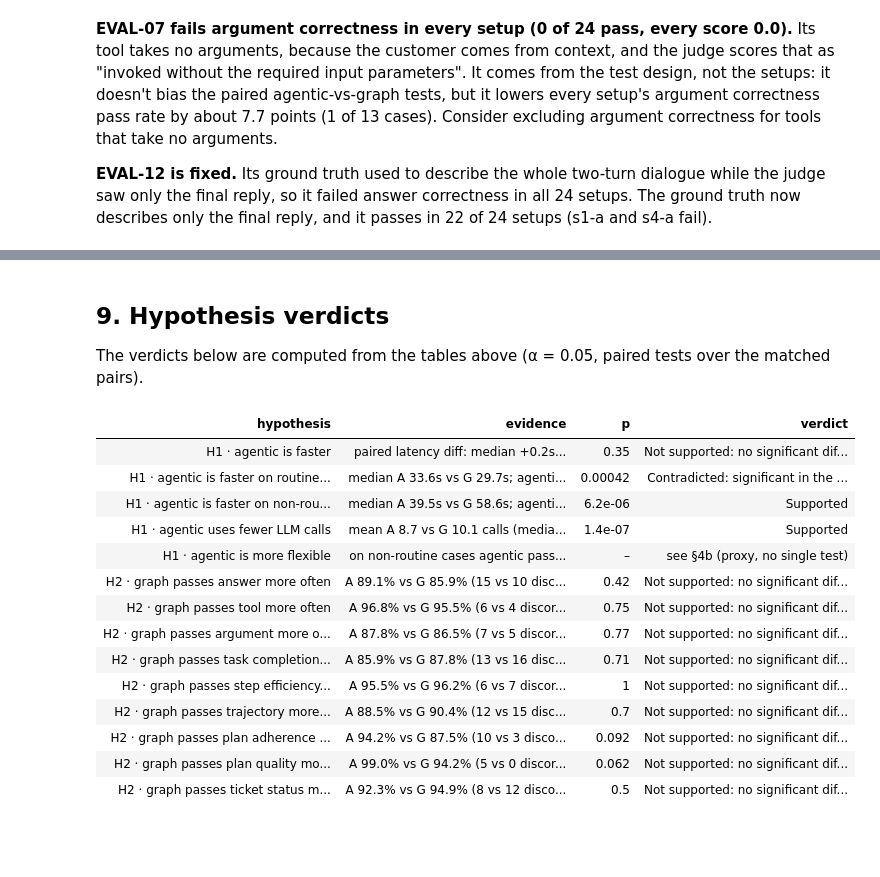
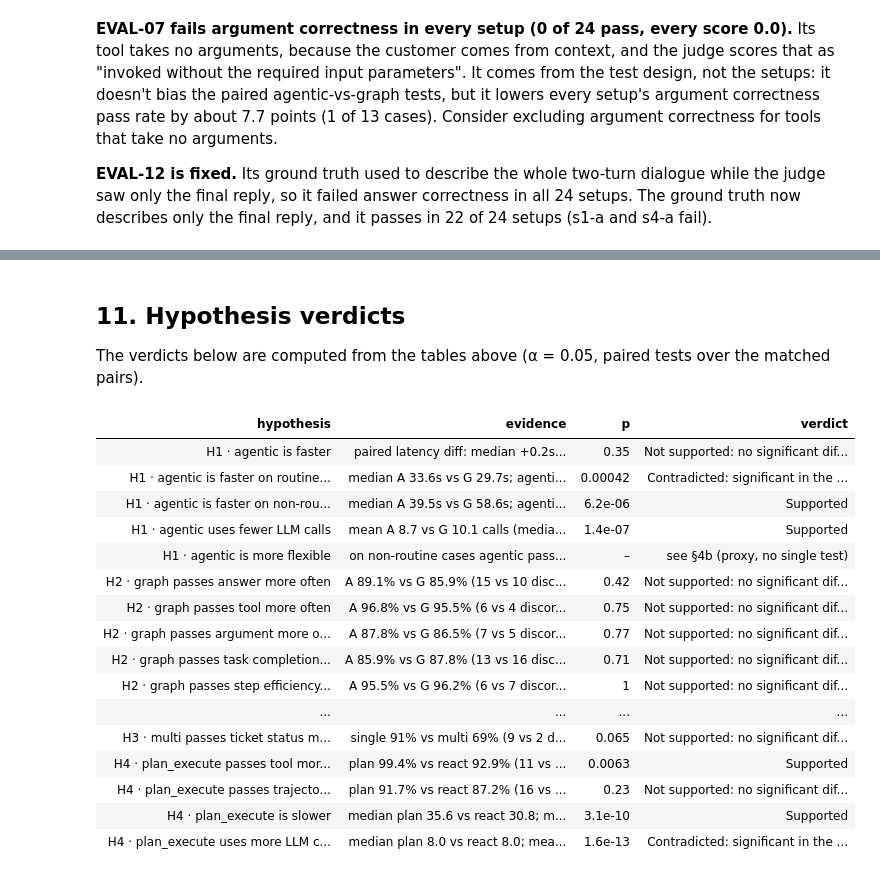
Before and after one commit to RicePuddn/GenAIProject, a Jupyter notebook: results/deepeval/architecture_analysis.ipynb, the cells around one changed output, grey strips where cells are left out. Drawn from its saved outputs; the diff is of its cells as text; code cells hidden in the pictures; blank space fills up the shorter version.

```diff
--- a/results/deepeval/architecture_analysis.ipynb
+++ b/results/deepeval/architecture_analysis.ipynb
@@ -71,6 +73,9 @@ MULTI_STRAT = {"a": "react / react", "b": "plan / plan", "c": "react / plan", "d
 df["strategy"] = np.where(df["agents"] == "single", df["variant"].map(SINGLE_STRAT), df["variant"].map(MULTI_STRAT))
 # The "thinking mode" of whoever makes the tool calls (the agent, or the specialists in multi-agent setups)
 df["worker_strategy"] = df["variant"].map({"a": "react", "b": "plan_execute", "c": "plan_execute", "d": "react"})
+# The supervisor's thinking mode in multi-agent setups ("none" for single agents, which have no supervisor)
+df["supervisor"] = np.where(df["agents"] == "single", "none",
+                            df["variant"].map({"a": "react", "b": "plan_execute", "c": "react", "d": "plan_execute"}))
 
 # Matched pair across control style: same agent count, policy and variant (S1-a <-> S5-a, ...)
 df["pair_id"] = df["agents"] + "-" + df["policy"] + "-" + df["variant"]
@@ -690,0 +945,15 @@ fig.savefig(FIG_DIR / "h2_pass_rates.png");
+# %%
+# Which role's thinking mode matters more in a team? Same table, holding the other role fixed
+multi_df = df[df.agents == "multi"]
+role = pd.concat({
+    "specialists plan (supervisor fixed)": compare_pairs(multi_df, H4_IDX, "worker_strategy", "plan_execute", "react", CORE)
+        .set_index("metric")[["plan_execute pass", "react pass", "McNemar p"]].set_axis(["plan pass", "react pass", "McNemar p"], axis=1),
+    "supervisor plans (specialists fixed)": compare_pairs(multi_df, ["family", "worker_strategy", "case_id"], "supervisor",
+                                                          "plan_execute", "react", CORE)
+        .set_index("metric")[["plan_execute pass", "react pass", "McNemar p"]].set_axis(["plan pass", "react pass", "McNemar p"], axis=1),
+}, axis=1)
+for r in role.columns.levels[0]:
+    role[(r, "plan − react")] = role[(r, "plan pass")] - role[(r, "react pass")]
+role = role.sort_index(axis=1, level=0, sort_remaining=False)
+role.style.format("{:.0%}").format("{:+.0%}", subset=pd.IndexSlice[:, pd.IndexSlice[:, "plan − react"]]) \
+    .format("{:.2g}", subset=pd.IndexSlice[:, pd.IndexSlice[:, "McNemar p"]])
@@ -1107,7 +1391,7 @@ s6-b  EVAL-13  ans=0.0  The actual output does not state that order ORD-2026-001
 s7-a  EVAL-09  ans=0.1  The response acknowledges the return but adds unsupported details (forwarding to refunds team) and fails to follow the expected phrasing: it does not state the SGD 20 amount, d ...
 s8-c  EVAL-13  ans=0.1  The actual output fails to confirm the cancellation of order ORD‑2026‑00109 and does not state the pending SGD 28 refund as required by the expected output. Instead, it adds un ...
 # %% [markdown]
-## 9. Hypothesis verdicts
+## 11. Hypothesis verdicts
 
 The verdicts below are computed from the tables above (α = 0.05, paired tests over the matched pairs).
 # %%
@@ -1138,35 +1422,77 @@ rows = [
      "p": nr["Wilcoxon p"], "verdict": verdict(nr["agentic median s"] < nr["graph median s"], nr["Wilcoxon p"])},
     {"hypothesis": "H1 · agentic uses fewer LLM calls",
      "evidence": f"mean A {calls_row['agentic mean']:.1f} vs G {calls_row['graph mean']:.1f} calls (median diff {calls_row['median diff (A−G)']:+.0f})",
      "p": calls_row["Wilcoxon p"], "verdict": verdict(calls_row["mean diff (A−G)"] < 0, calls_row["Wilcoxon p"])},
     {"hypothesis": "H1 · agentic is more flexible",
      "evidence": f"on non-routine cases agentic passes more often on {(nr_diff > 0).sum()} of {nr_diff.notna().sum()} metrics "
                  f"(range {nr_diff.min():+.0%} to {nr_diff.max():+.0%}); distinct tool paths/case A {paths['agentic']:.1f} vs G {paths['graph']:.1f}",
      "p": np.nan, "verdict": "see §4b (proxy, no single test)"},
 ]
 for _, r in h2.iterrows():
     rows.append({"hypothesis": f"H2 · graph passes {r['metric']} more often",
                  "evidence": f"A {r['agentic pass']:.1%} vs G {r['graph pass']:.1%} "
                              f"({r['only agentic passes']} vs {r['only graph passes']} discordant, {r['pairs']} pairs)",
                  "p": r["McNemar p"],
                  "verdict": verdict(r["graph pass"] > r["agentic pass"], r["McNemar p"],
                                     tie=np.isclose(r["graph pass"], r["agentic pass"]))})
+def cost_row(t, name):
+    return t.set_index("measure").loc[name]
+
+# H3
+r_lat, r_calls, r_tok = (cost_row(h3_cost, n) for n in ["latency (s)", "LLM calls", "tokens"])
+worse = h3_routine[(h3_routine["McNemar p"] < ALPHA) & (h3_routine["multi pass"] > h3_routine["single pass"])]
+gap = (h3_routine["single pass"] - h3_routine["multi pass"])
+rows.append({"hypothesis": "H3 · single is as accurate as multi on routine lookups",
+             "evidence": f"single significantly worse on {len(worse)} of {len(h3_routine)} metrics; "
+                         f"single − multi ranges {gap.min():+.0%} to {gap.max():+.0%}",
+             "p": h3_routine["McNemar p"].min(),
+             "verdict": "Supported: no metric significantly worse" if worse.empty else "Contradicted: " + ", ".join(worse.metric)})
+for r, what in [(r_lat, "faster"), (r_calls, "uses fewer LLM calls"), (r_tok, "uses fewer tokens")]:
+    rows.append({"hypothesis": f"H3 · single {what}",
+                 "evidence": f"median single {r['single median']:.1f} vs multi {r['multi median']:.1f}; "
+                             f"single lower in {r['single lower in %']:.0f}% of pairs",
+                 "p": r["Wilcoxon p"], "verdict": verdict(r["mean diff"] < 0, r["Wilcoxon p"])})
+for _, r in h3_complex.iterrows():
+    if r["metric"] in ("answer", "task completion", "trajectory", "ticket status"):
+        rows.append({"hypothesis": f"H3 · multi passes {r['metric']} more often on multi-step cases",
+                     "evidence": f"single {r['single pass']:.0%} vs multi {r['multi pass']:.0%} "
+                                 f"({r['only single passes']} vs {r['only multi passes']} discordant, {r['pairs']} pairs)",
+                     "p": r["McNemar p"],
+                     "verdict": verdict(r["multi pass"] > r["single pass"], r["McNemar p"],
+                                        tie=np.isclose(r["multi pass"], r["single pass"]))})
+# H4
+for _, r in h4.iterrows():
+    if r["metric"] in ("tool", "trajectory"):
+        rows.append({"hypothesis": f"H4 · plan_execute passes {r['metric']} more often",
+                     "evidence": f"plan {r['plan_execute pass']:.1%} vs react {r['react pass']:.1%} "
+                                 f"({r['only plan_execute passes']} vs {r['only react passes']} discordant, {r['pairs']} pairs)",
+                     "p": r["McNemar p"],
+                     "verdict": verdict(r["plan_execute pass"] > r["react pass"], r["McNemar p"],
+                                        tie=np.isclose(r["plan_execute pass"], r["react pass"]))})
+for name, what in [("latency (s)", "is slower"), ("LLM calls", "uses more LLM calls")]:
+    r = cost_row(h4_cost, name)
+    rows.append({"hypothesis": f"H4 · plan_execute {what}",
+                 "evidence": f"median plan {r['plan_execute median']:.1f} vs react {r['react median']:.1f}; mean diff {r['mean diff']:+.1f}",
+                 "p": r["Wilcoxon p"], "verdict": verdict(r["mean diff"] > 0, r["Wilcoxon p"])})
+
 v = pd.DataFrame(rows)
 v.style.format({"p": "{:.2g}"}, na_rep="–").hide(axis="index").set_properties(**{"text-align": "left"})
 # %% [output]
 | hypothesis | evidence | p | verdict |
 | H1 · agentic is faster | paired latency diff: median +0.2s... | 0.35 | Not supported: no significant dif... |
 | H1 · agentic is faster on routine... | median A 33.6s vs G 29.7s; agenti... | 0.00042 | Contradicted: significant in the ... |
 | H1 · agentic is faster on non-rou... | median A 39.5s vs G 58.6s; agenti... | 6.2e-06 | Supported |
 | H1 · agentic uses fewer LLM calls | mean A 8.7 vs G 10.1 calls (media... | 1.4e-07 | Supported |
 | H1 · agentic is more flexible | on non-routine cases agentic pass... | – | see §4b (proxy, no single test) |
 | H2 · graph passes answer more often | A 89.1% vs G 85.9% (15 vs 10 disc... | 0.42 | Not supported: no significant dif... |
 | H2 · graph passes tool more often | A 96.8% vs G 95.5% (6 vs 4 discor... | 0.75 | Not supported: no significant dif... |
 | H2 · graph passes argument more o... | A 87.8% vs G 86.5% (7 vs 5 discor... | 0.77 | Not supported: no significant dif... |
 | H2 · graph passes task completion... | A 85.9% vs G 87.8% (13 vs 16 disc... | 0.71 | Not supported: no significant dif... |
 | H2 · graph passes step efficiency... | A 95.5% vs G 96.2% (6 vs 7 discor... | 1 | Not supported: no significant dif... |
-| H2 · graph passes trajectory more... | A 88.5% vs G 90.4% (12 vs 15 disc... | 0.7 | Not supported: no significant dif... |
-| H2 · graph passes plan adherence ... | A 94.2% vs G 87.5% (10 vs 3 disco... | 0.092 | Not supported: no significant dif... |
-| H2 · graph passes plan quality mo... | A 99.0% vs G 94.2% (5 vs 0 discor... | 0.062 | Not supported: no significant dif... |
-| H2 · graph passes ticket status m... | A 92.3% vs G 94.9% (8 vs 12 disco... | 0.5 | Not supported: no significant dif... |
+| ... | ... | ... | ... |
+| H3 · multi passes ticket status m... | single 91% vs multi 69% (9 vs 2 d... | 0.065 | Not supported: no significant dif... |
+| H4 · plan_execute passes tool mor... | plan 99.4% vs react 92.9% (11 vs ... | 0.0063 | Supported |
+| H4 · plan_execute passes trajecto... | plan 91.7% vs react 87.2% (16 vs ... | 0.23 | Not supported: no significant dif... |
+| H4 · plan_execute is slower | median plan 35.6 vs react 30.8; m... | 3.1e-10 | Supported |
+| H4 · plan_execute uses more LLM c... | median plan 8.0 vs react 8.0; mea... | 1.6e-13 | Contradicted: significant in the ... |
 # %% [markdown]
```
Also changed, not shown: parts of 21 cells of this notebook, 3 other files.
